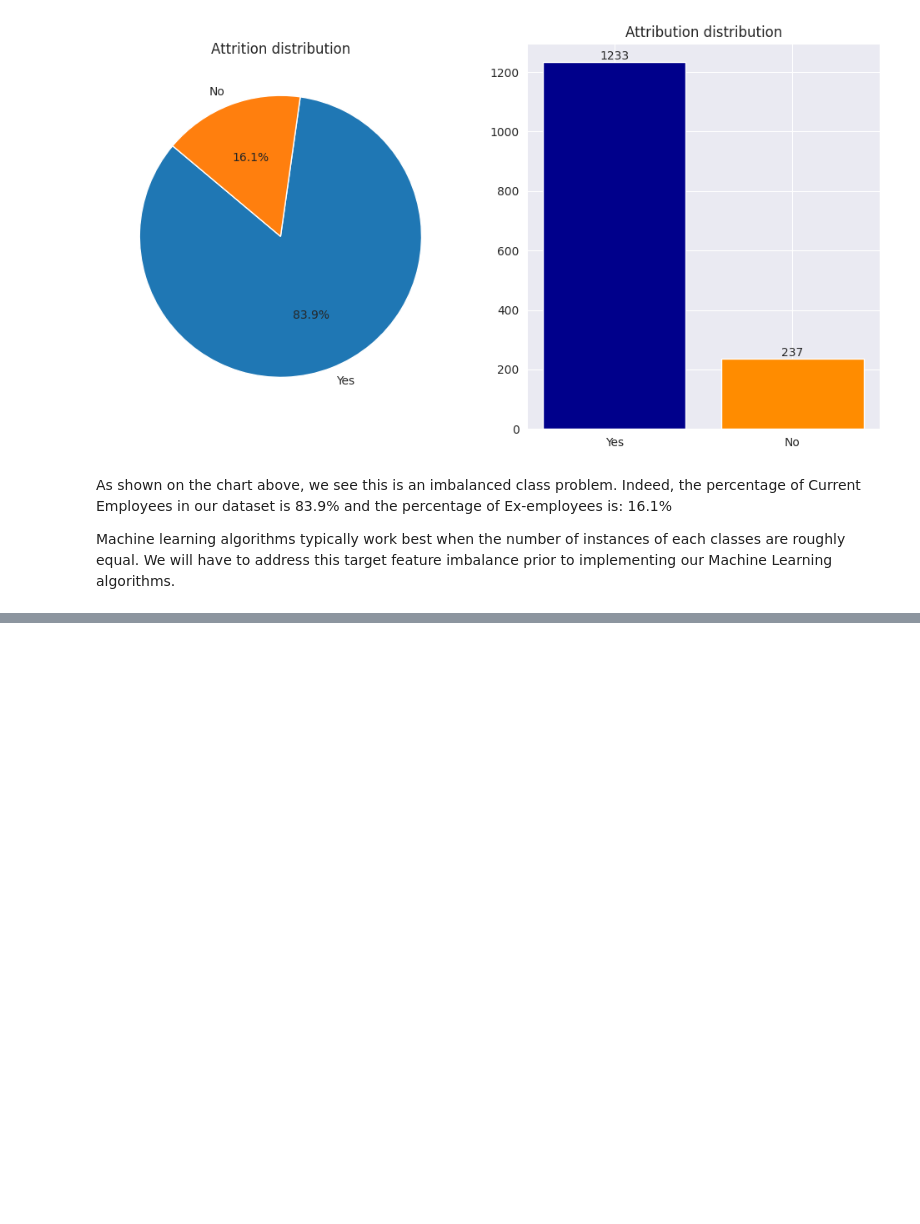
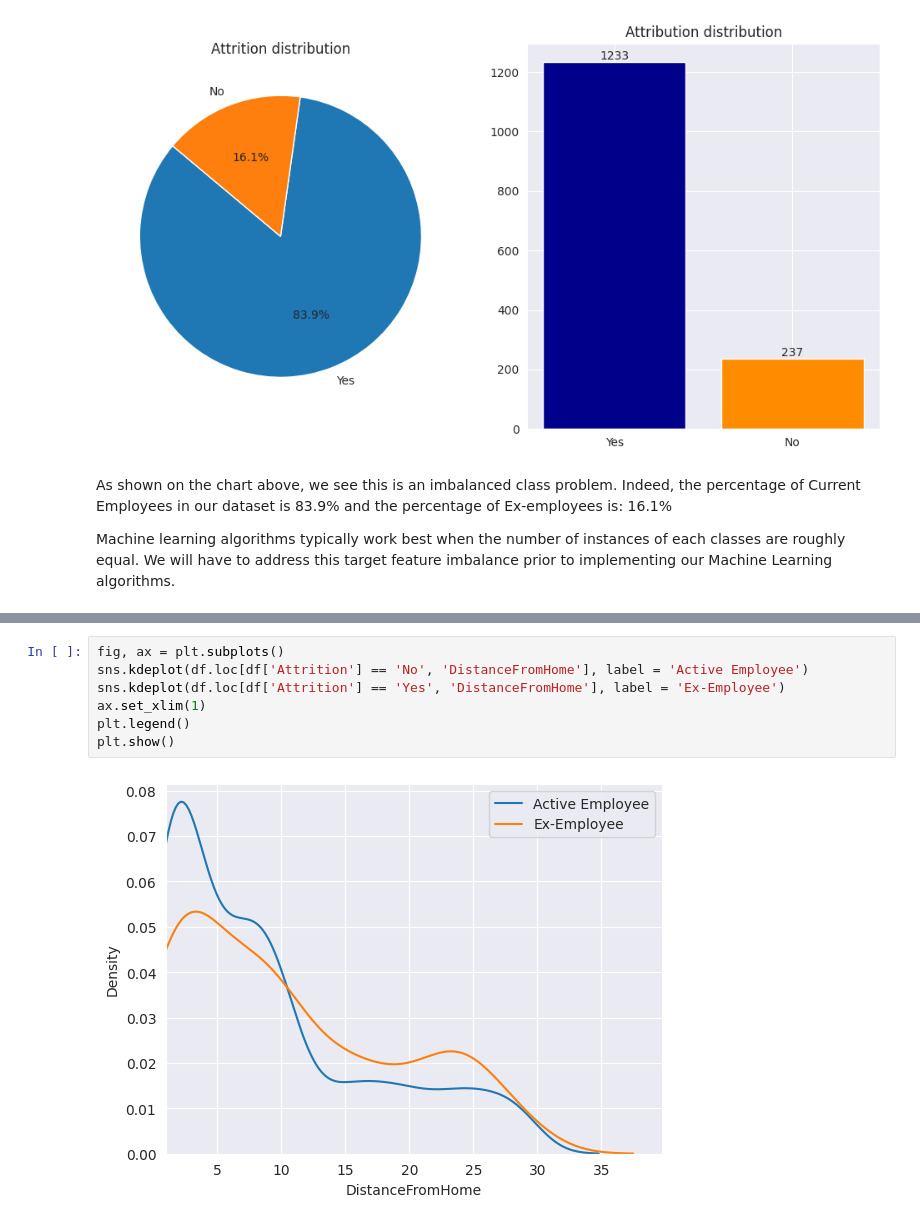
Before and after one commit to vincm1/employee_attrition, a Jupyter notebook: predicting-employee-attrition-ibm-dataset.ipynb, the cells around one changed output, grey strips where cells are left out. Drawn from its saved outputs; the diff is of its cells as text; blank space fills up the shorter version.

```diff
--- a/predicting-employee-attrition-ibm-dataset.ipynb
+++ b/predicting-employee-attrition-ibm-dataset.ipynb
@@ -203,0 +267,9 @@ Machine learning algorithms typically work best when the number of instances of
+# %%
+fig, ax = plt.subplots()
+sns.kdeplot(df.loc[df['Attrition'] == 'No', 'DistanceFromHome'], label = 'Active Employee')
+sns.kdeplot(df.loc[df['Attrition'] == 'Yes', 'DistanceFromHome'], label = 'Ex-Employee')
+ax.set_xlim(1)
+plt.legend()
+plt.show()
+# %% [output]
+[figure, added]
```
Also changed, not shown: parts of 57 cells of this notebook.
